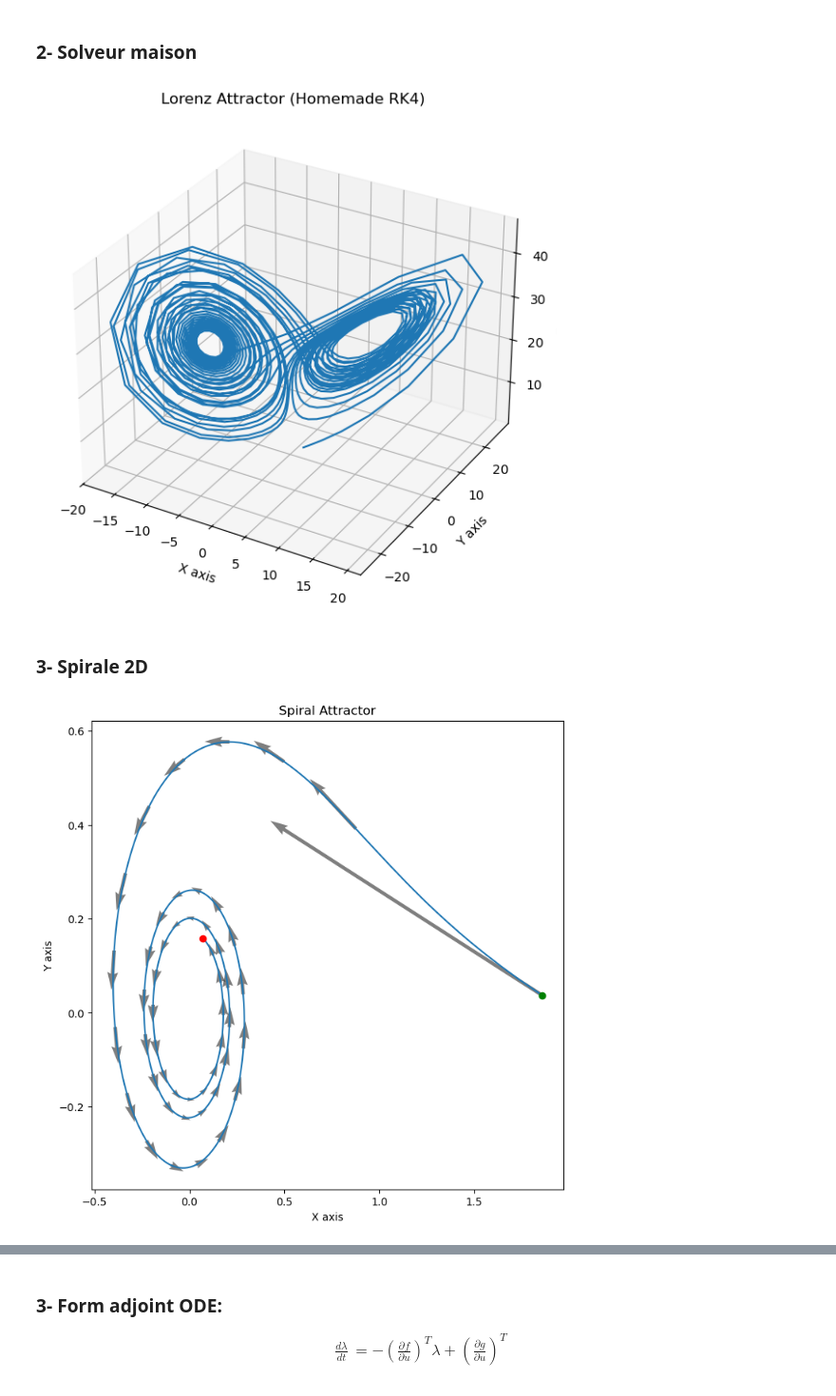
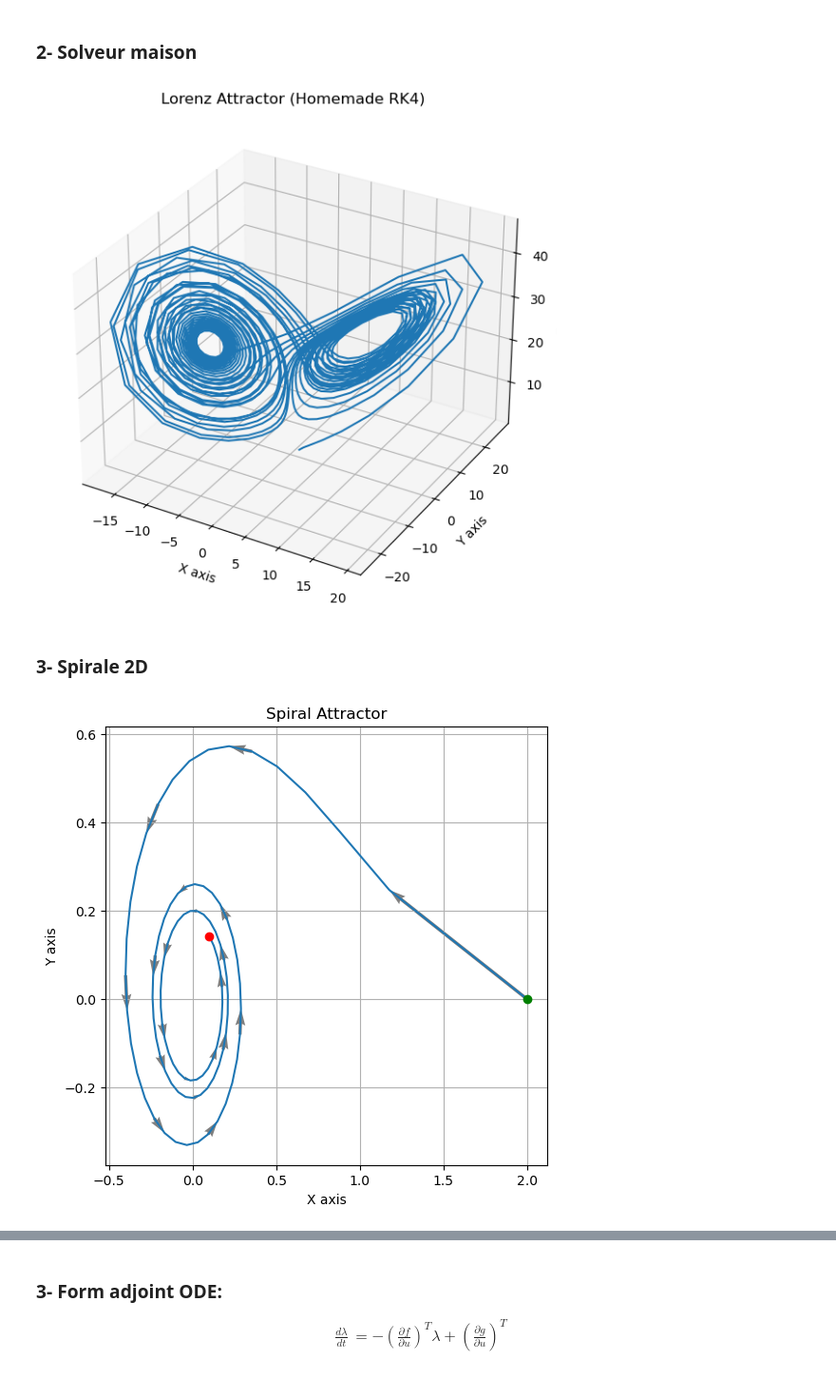
Before and after one commit to BenjaminDeporte/MVA_Stage, a Jupyter notebook: Latent_ODE_Basics.ipynb, the cells around one changed output, grey strips where cells are left out. Shown at 95% size. Saved outputs shown, nothing was run; the diff lists cells and outputs as text; code cells hidden in the pictures.

```diff
--- a/Latent_ODE_Basics.ipynb
+++ b/Latent_ODE_Basics.ipynb
@@ -129,7 +144,7 @@ def t_solve_ivp(func, t_span, x0, nsteps=10000, method='RK4'):
         xs.append(x)
         dxs.append(dx)
 
-    _ = xs.pop(0)  # remove initial condition to match solve_ivp output
+    _ = xs.pop(-1)  # remove final point to match length of ts
     ts = torch.tensor(ts, dtype=torch.float32, requires_grad=True).to(device)
     sols = torch.stack(xs)
     grads = torch.stack(dxs)
@@ -151,7 +166,7 @@ ax.set_zlabel("Z axis")
 ax.set_title("Lorenz Attractor (Homemade RK4)")
 plt.show()
 # %% [output]
-[figure, old version]
+[figure, new version]
 # %% [markdown]
 ### 3- Spirale 2D
 # %%
@@ -164,22 +179,26 @@ def func_spiral(t, vec, mu=0.01):
 # %%
 x0 = torch.tensor([2.0, 0.0], dtype=torch.float, requires_grad=True)
 t_span = (0.0, 20.0)
-ts, sols, grads =  t_solve_ivp(func_spiral, t_span, x0, nsteps=1000, method='RK4')
+ts, sols, grads =  t_solve_ivp(func_spiral, t_span, x0, nsteps=100, method='RK4')
+# %%
+def plot_trajectory_2D(ts, sols, grads, interval=5, title="2D Trajectory"):
+    fig, ax = plt.subplots(figsize=(6,6))
+
+    X,Y = sols[:,0].detach().cpu().numpy(), sols[:,1].detach().cpu().numpy()
+    U,V = grads[:,0].detach().cpu().numpy(), grads[:,1].detach().cpu().numpy()
+    scale = 1e-0
+    interval = 5
+
+    ax.plot(X,Y, label='Trajectory')
+    ax.plot(X[0], Y[0], 'go', label='Start')
+    ax.plot(X[-1], Y[-1], 'ro', label='End')
+    ax.quiver(X[::interval], Y[::interval], U[::interval], V[::interval], angles='xy', scale_units='xy', scale=scale, alpha=0.5, label='Vector Field')
+    ax.set_xlabel("X axis")
+    ax.set_ylabel("Y axis")
+    ax.set_title(title)
+    ax.grid(True)
+    plt.show()
 # %%
-fig, ax = plt.subplots(figsize=(8,8))
-
-X,Y = sols[:,0].detach().cpu().numpy(), sols[:,1].detach().cpu().numpy()
-U,V = grads[:,0].detach().cpu().numpy(), grads[:,1].detach().cpu().numpy()
-scale = 1e-1
-interval = 20
-
-ax.plot(X,Y, label='Trajectory')
-ax.plot(X[0], Y[0], 'go', label='Start')
-ax.plot(X[-1], Y[-1], 'ro', label='End')
-ax.quiver(X[::interval], Y[::interval], U[::interval], V[::interval], angles='xy', scale_units='xy', scale=scale, alpha=0.5, label='Vector Field')
-ax.set_xlabel("X axis")
-ax.set_ylabel("Y axis")
-ax.set_title("Spiral Attractor")
-plt.show()
+plot_trajectory_2D(ts, sols, grads, title="Spiral Attractor")
 # %% [output]
-[figure, old version]
+[figure, new version]
```
Also changed, not shown: parts of 15 cells of this notebook.
